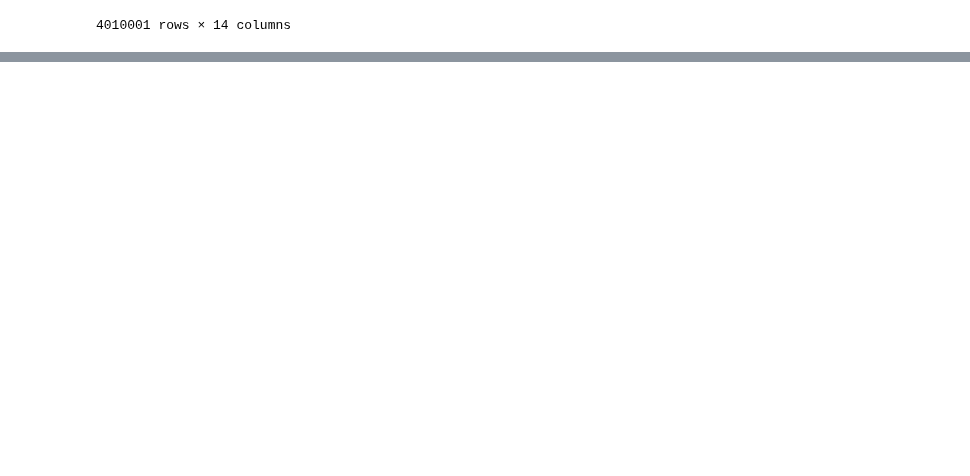
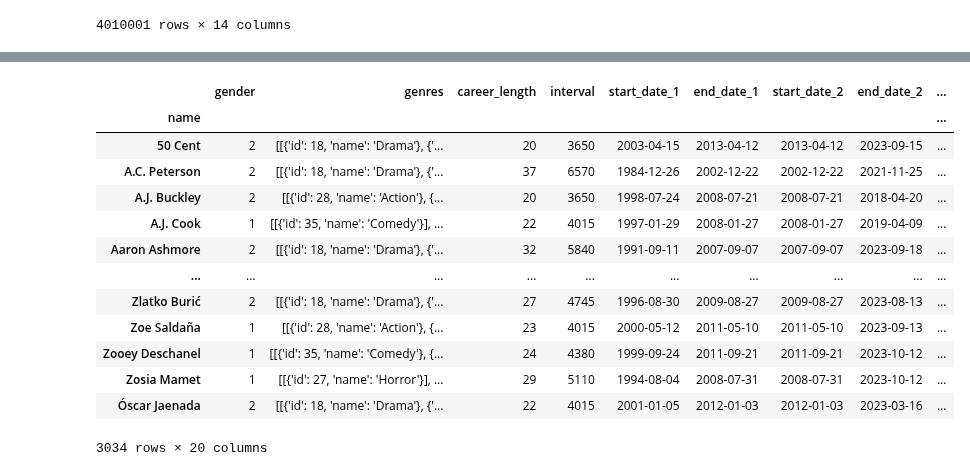
Before and after one commit to epfl-ada/ada-2023-project-cinemada, a Jupyter notebook: Preprocessing/fame.ipynb, the cells around one changed output, grey strips where cells are left out. Saved outputs shown, nothing was run; the diff lists cells and outputs as text; code cells hidden in the pictures; blank space fills up the shorter version.

```diff
--- a/Preprocessing/fame.ipynb
+++ b/Preprocessing/fame.ipynb
@@ -750,3 +836,75 @@ display(grouped_actors_df)
+# %%
+# code for group 2
+df = group2_df.copy()
+# Convert release_date to a list of datetime objects
+df['release_date'] = df['release_date'].apply(lambda x: [datetime.strptime(date, "%Y-%m-%d") for date in x])
+
+# Calculate the time interval for each period
+df['interval'] = (df['career_length'] // 2) * 365
+
+# Initialize columns for date ranges
+df['start_date_1'] = df.apply(lambda row: min(row['release_date']), axis=1)
+df['end_date_1'] = df.apply(lambda row: min(row['release_date']) + timedelta(days=row['interval']), axis=1)
+df['start_date_2'] = df.apply(lambda row: min(row['release_date']) + timedelta(days=row['interval']), axis=1)
+df['end_date_2'] = df.apply(lambda row: max(row['release_date']), axis=1)
+
+# Count the number of release dates within each time slot
+df['count_interval_1'] = df.apply(lambda row: sum(start <= date <= end for date in row['release_date'] for start, end in [(row['start_date_1'], row['end_date_1'])]), axis=1)
+df['count_interval_2'] = df.apply(lambda row: sum(start <= date <= end for date in row['release_date'] for start, end in [(row['start_date_2'], row['end_date_2'])]), axis=1)
+
+# calculate the mean of the first count_interval_1 movies in revenue and replace the Nan and 0 values with the mean in these count_interval_1 movies
+df['revenue'] = df['revenue'].apply(
+    lambda x: [
+        np.mean(x[:df['count_interval_1'].iloc[0]]) if (val == 0 or pd.isna(val)) else val for val in x[:df['count_interval_1'].iloc[0]]
+    ] +
+    [
+        np.mean(x[df['count_interval_1'].iloc[0]:]) if (val == 0 or pd.isna(val)) else val for val in x[df['count_interval_1'].iloc[0]:]
+    ] if isinstance(x, list) else x
+)
+
+df['budget'] = df['budget'].apply(
+    lambda x: [
+        np.mean(x[:df['count_interval_1'].iloc[0]]) if (val == 0 or pd.isna(val)) else val for val in x[:df['count_interval_1'].iloc[0]]
+    ] +
+    [
+        np.mean(x[df['count_interval_1'].iloc[0]:]) if (val == 0 or pd.isna(val)) else val for val in x[df['count_interval_1'].iloc[0]:]
+    ] if isinstance(x, list) else x
+)
+
+
+# Calculate the average budget, revenue, IMDb rating, popularity and order for each period
+df['avg_budget_0'] = df.apply(lambda row: np.mean([budget for budget, date in zip(row['budget'], row['release_date']) if row['start_date_1'] <= date <= row['end_date_1']]), axis=1)
+df['avg_budget_1'] = df.apply(lambda row: np.mean([budget for budget, date in zip(row['budget'], row['release_date']) if row['start_date_2'] <= date <= row['end_date_2']]), axis=1)
+df['avg_revenue_0'] = df.apply(lambda row: np.mean([revenue for revenue, date in zip(row['revenue'], row['release_date']) if row['start_date_1'] <= date <= row['end_date_1']]), axis=1)
+df['avg_revenue_1'] = df.apply(lambda row: np.mean([revenue for revenue, date in zip(row['revenue'], row['release_date']) if row['start_date_2'] <= date <= row['end_date_2']]), axis=1)
+# replace values
+df['avg_imdb_rating_0'] = df.apply(lambda row: np.mean([imdb_rating for imdb_rating, date in zip(row['imdb_average_rating'], row['release_date']) if row['start_date_1'] <= date <= row['end_date_1']]), axis=1)
+df['avg_imdb_rating_1'] = df.apply(lambda row: np.mean([imdb_rating for imdb_rating, date in zip(row['imdb_average_rating'], row['release_date']) if row['start_date_2'] <= date <= row['end_date_2']]), axis=1)
+df['avg_order_0'] = df.apply(lambda row: np.mean([order for order, date in zip(row['order'], row['release_date']) if row['start_date_1'] <= date <= row['end_date_1']]), axis=1)
+df['avg_order_1'] = df.apply(lambda row: np.mean([order for order, date in zip(row['order'], row['release_date']) if row['start_date_2'] <= date <= row['end_date_2']]), axis=1)
+df['avg_popularity_0'] = df.apply(lambda row: np.mean([popularity for popularity, date in zip(row['popularity'], row['release_date']) if row['start_date_1'] <= date <= row['end_date_1']]), axis=1)
+df['avg_popularity_1'] = df.apply(lambda row: np.mean([popularity for popularity, date in zip(row['popularity'], row['release_date']) if row['start_date_2'] <= date <= row['end_date_2']]), axis=1)
+
+# Drop unnecessary columns
+df = df.drop(['release_date', 'budget', 'revenue', 'imdb_average_rating', 'order', 'popularity'], axis=1)
+
+display(df)
+group2_divided_df = df.copy()
+# %% [output]
+|  | gender | genres | career_length | interval | start_date_1 | end_date_1 | start_date_2 | end_date_2 | ... |
+| name |  |  |  |  |  |  |  |  | ... |
+| 50 Cent | 2 | [[{'id': 18, 'name': 'Drama'}, {'... | 20 | 3650 | 2003-04-15 | 2013-04-12 | 2013-04-12 | 2023-09-15 | ... |
+| A.C. Peterson | 2 | [[{'id': 18, 'name': 'Drama'}, {'... | 37 | 6570 | 1984-12-26 | 2002-12-22 | 2002-12-22 | 2021-11-25 | ... |
+| A.J. Buckley | 2 | [[{'id': 28, 'name': 'Action'}, {... | 20 | 3650 | 1998-07-24 | 2008-07-21 | 2008-07-21 | 2018-04-20 | ... |
+| A.J. Cook | 1 | [[{'id': 35, 'name': 'Comedy'}], ... | 22 | 4015 | 1997-01-29 | 2008-01-27 | 2008-01-27 | 2019-04-09 | ... |
+| Aaron Ashmore | 2 | [[{'id': 18, 'name': 'Drama'}, {'... | 32 | 5840 | 1991-09-11 | 2007-09-07 | 2007-09-07 | 2023-09-18 | ... |
+| ... | ... | ... | ... | ... | ... | ... | ... | ... | ... |
+| Zlatko Burić | 2 | [[{'id': 18, 'name': 'Drama'}, {'... | 27 | 4745 | 1996-08-30 | 2009-08-27 | 2009-08-27 | 2023-08-13 | ... |
+| Zoe Saldaña | 1 | [[{'id': 28, 'name': 'Action'}, {... | 23 | 4015 | 2000-05-12 | 2011-05-10 | 2011-05-10 | 2023-09-13 | ... |
+| Zooey Deschanel | 1 | [[{'id': 35, 'name': 'Comedy'}, {... | 24 | 4380 | 1999-09-24 | 2011-09-21 | 2011-09-21 | 2023-10-12 | ... |
+| Zosia Mamet | 1 | [[{'id': 27, 'name': 'Horror'}], ... | 29 | 5110 | 1994-08-04 | 2008-07-31 | 2008-07-31 | 2023-10-12 | ... |
+| Óscar Jaenada | 2 | [[{'id': 18, 'name': 'Drama'}, {'... | 22 | 4015 | 2001-01-05 | 2012-01-03 | 2012-01-03 | 2023-03-16 | ... |
+3034 rows × 20 columns
 # %%
 from datetime import datetime, timedelta
 
```
Also changed, not shown: parts of 8 cells of this notebook.
